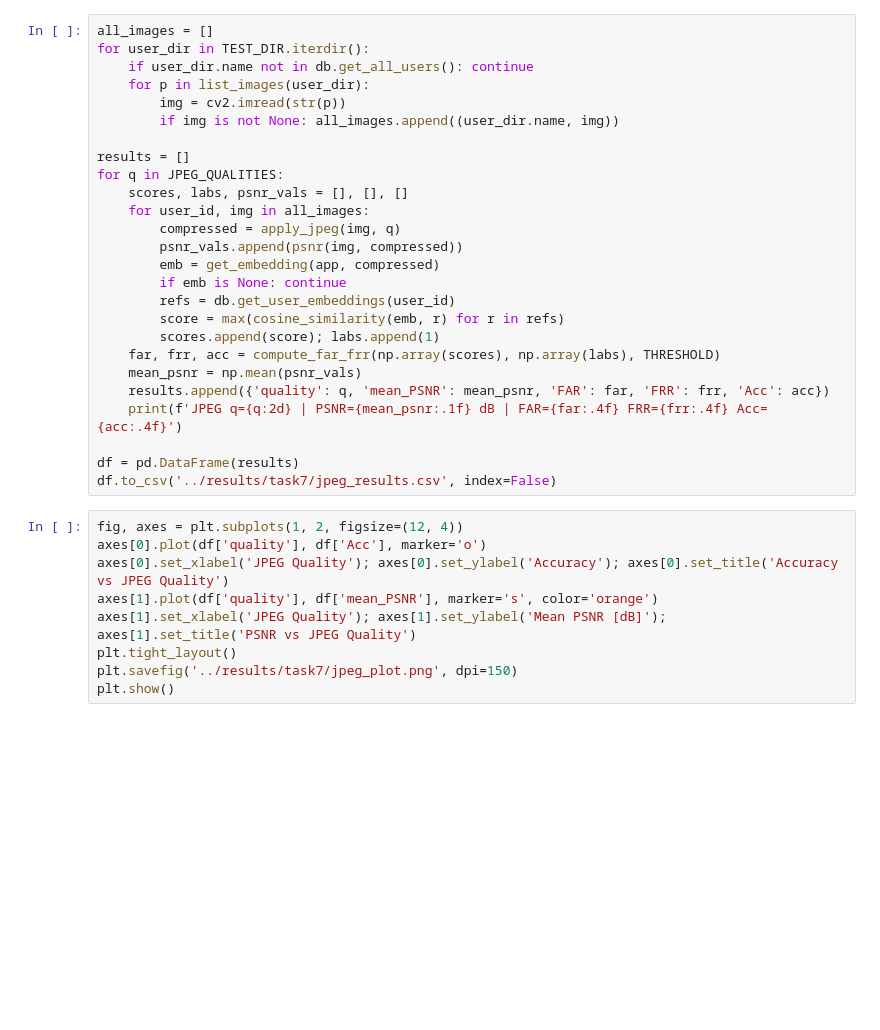
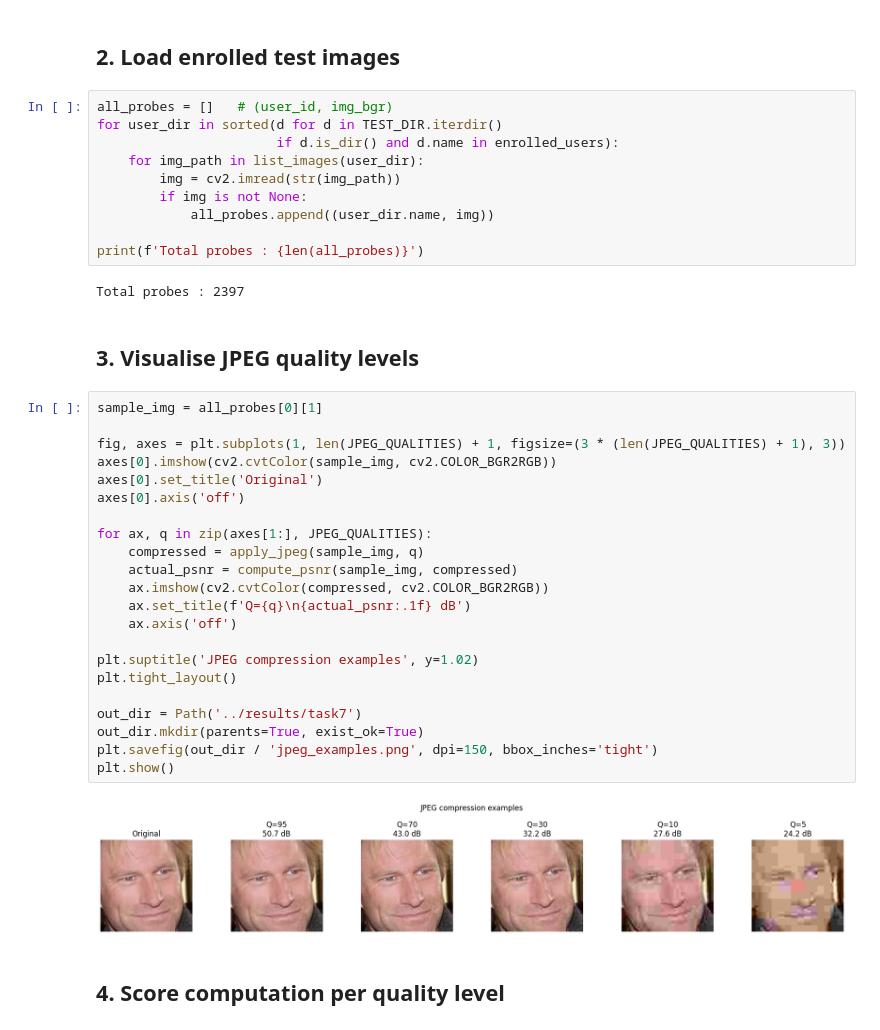
Before and after one commit to FifiTV/face, a Jupyter notebook: notebooks/08_task7_jpeg.ipynb, the cells around one changed output. Drawn from its saved outputs; the diff is of its cells as text; blank space fills up the shorter version.

Commit message:
task7

```diff
--- a/notebooks/08_task7_jpeg.ipynb
+++ b/notebooks/08_task7_jpeg.ipynb
@@ -19,35 +62,42 @@ TEST_DIR = Path('../data/test')
-# %%
-all_images = []
-for user_dir in TEST_DIR.iterdir():
-    if user_dir.name not in db.get_all_users(): continue
-    for p in list_images(user_dir):
-        img = cv2.imread(str(p))
-        if img is not None: all_images.append((user_dir.name, img))
-
-results = []
-for q in JPEG_QUALITIES:
-    scores, labs, psnr_vals = [], [], []
-    for user_id, img in all_images:
-        compressed = apply_jpeg(img, q)
-        psnr_vals.append(psnr(img, compressed))
-        emb = get_embedding(app, compressed)
-        if emb is None: continue
-        refs = db.get_user_embeddings(user_id)
-        score = max(cosine_similarity(emb, r) for r in refs)
-        scores.append(score); labs.append(1)
-    far, frr, acc = compute_far_frr(np.array(scores), np.array(labs), THRESHOLD)
-    mean_psnr = np.mean(psnr_vals)
-    results.append({'quality': q, 'mean_PSNR': mean_psnr, 'FAR': far, 'FRR': frr, 'Acc': acc})
-    print(f'JPEG q={q:2d} | PSNR={mean_psnr:.1f} dB | FAR={far:.4f} FRR={frr:.4f} Acc={acc:.4f}')
-
-df = pd.DataFrame(results)
-df.to_csv('../results/task7/jpeg_results.csv', index=False)
-# %%
-fig, axes = plt.subplots(1, 2, figsize=(12, 4))
-axes[0].plot(df['quality'], df['Acc'], marker='o')
-axes[0].set_xlabel('JPEG Quality'); axes[0].set_ylabel('Accuracy'); axes[0].set_title('Accuracy vs JPEG Quality')
-axes[1].plot(df['quality'], df['mean_PSNR'], marker='s', color='orange')
-axes[1].set_xlabel('JPEG Quality'); axes[1].set_ylabel('Mean PSNR [dB]'); axes[1].set_title('PSNR vs JPEG Quality')
-plt.tight_layout()
-plt.savefig('../results/task7/jpeg_plot.png', dpi=150)
-plt.show()
+# %% [markdown]
+## 2. Load enrolled test images
+# %%
+all_probes = []   # (user_id, img_bgr)
+for user_dir in sorted(d for d in TEST_DIR.iterdir()
+                       if d.is_dir() and d.name in enrolled_users):
+    for img_path in list_images(user_dir):
+        img = cv2.imread(str(img_path))
+        if img is not None:
+            all_probes.append((user_dir.name, img))
+
+print(f'Total probes : {len(all_probes)}')
+# %% [output]
+Total probes : 2397
+# %% [markdown]
+## 3. Visualise JPEG quality levels
+# %%
+sample_img = all_probes[0][1]
+
+fig, axes = plt.subplots(1, len(JPEG_QUALITIES) + 1, figsize=(3 * (len(JPEG_QUALITIES) + 1), 3))
+axes[0].imshow(cv2.cvtColor(sample_img, cv2.COLOR_BGR2RGB))
+axes[0].set_title('Original')
+axes[0].axis('off')
+
+for ax, q in zip(axes[1:], JPEG_QUALITIES):
+    compressed = apply_jpeg(sample_img, q)
+    actual_psnr = compute_psnr(sample_img, compressed)
+    ax.imshow(cv2.cvtColor(compressed, cv2.COLOR_BGR2RGB))
+    ax.set_title(f'Q={q}\n{actual_psnr:.1f} dB')
+    ax.axis('off')
+
+plt.suptitle('JPEG compression examples', y=1.02)
+plt.tight_layout()
+
+out_dir = Path('../results/task7')
+out_dir.mkdir(parents=True, exist_ok=True)
+plt.savefig(out_dir / 'jpeg_examples.png', dpi=150, bbox_inches='tight')
+plt.show()
+# %% [output]
+[figure, added]
+# %% [markdown]
+## 4. Score computation per quality level
```
Also changed, not shown: parts of 13 cells of this notebook.
